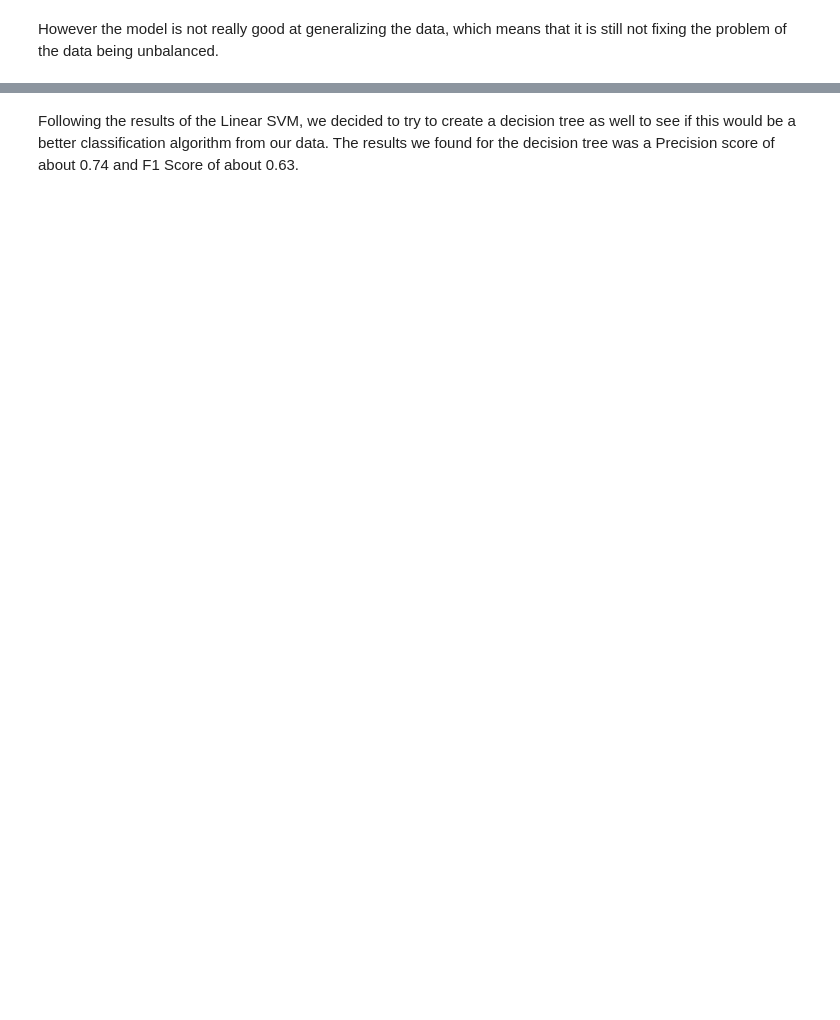
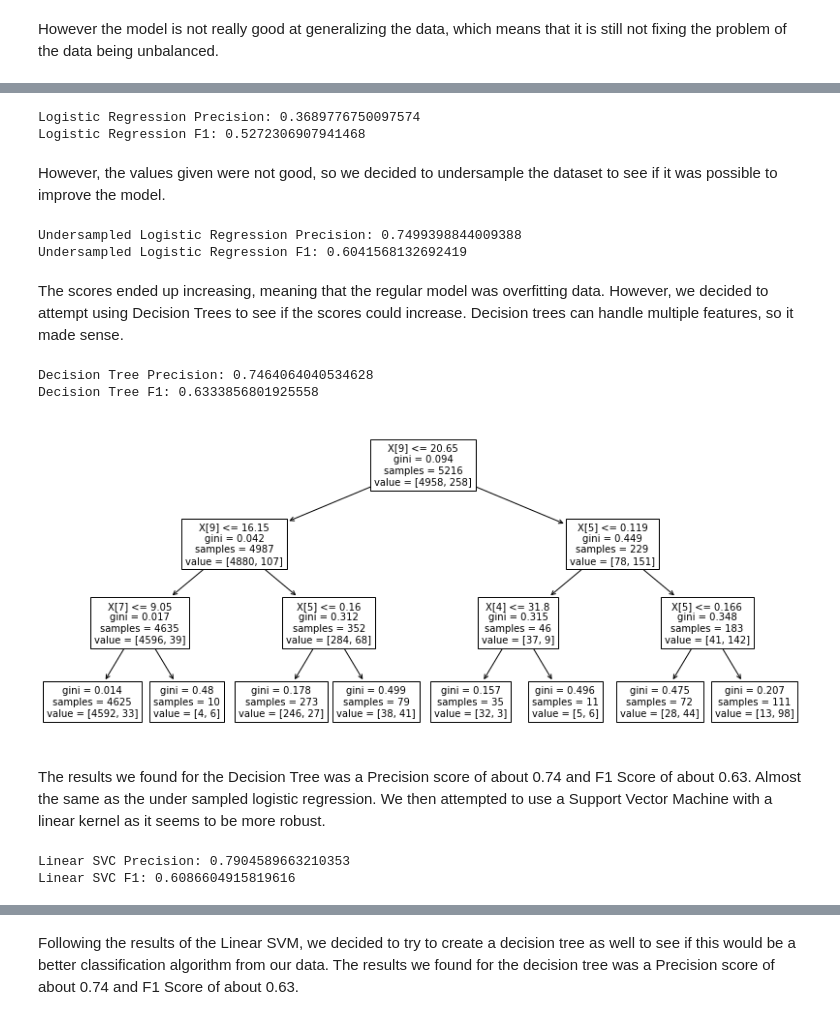
Before and after one commit to COGS118A/Group021-Sp22, a Jupyter notebook: FinalProject_group021(FINAL).ipynb, the cells around one changed output, grey strips where cells are left out. Cells and saved outputs as stored; diff of their text form; code cells hidden in the pictures; blank space fills up the shorter version.

```diff
--- a/FinalProject_group021(FINAL).ipynb
+++ b/FinalProject_group021(FINAL).ipynb
@@ -52,9 +52,9 @@ pergame_rename = {'TRB': 'Rebounds Per Game', 'AST': 'Assists Per Game', 'BLK':
 pergame_cols_to_use = ['Rebounds Per Game', 'Assists Per Game', 'Blocks Per Game','Points Per Game']
 
 def name_change(a):
-    name = a.split('\\')[0]
+    name = a.split('\\',1)[0]
     if '*' in name:
-        name = name.split('*')[0]
+        name = name.split('*',1)[0]
     return name
 
 for i in range(13):
@@ -282,0 +150,7 @@ Linear SVC F1 0.6086604915819616
+# %%
+from sklearn.model_selection import train_test_split
+from sklearn.model_selection import cross_val_score
+
+X = NBA_Data.iloc[0:,1:]
+y = NBA_Data['All Stars']
+X_train, X_test, y_train, y_test = train_test_split(X, y, test_size=0.20, random_state=42)
@@ -282,0 +186,68 @@ Linear SVC F1 0.6086604915819616
+# %%
+from sklearn.linear_model import LogisticRegression
+
+# Create a Logistic Regression Model
+clf = LogisticRegression(class_weight='balanced',random_state=42, max_iter=1000).fit(X_train, y_train.values.ravel())
+
+# Use K-folds cross validation to test model robustness
+print('Logistic Regression Precision:', cross_val_score(clf, X, y, scoring='precision',cv=5).mean())
+print('Logistic Regression F1:', cross_val_score(clf, X, y, scoring='f1',cv=5).mean())
+# %% [output]
+Logistic Regression Precision: 0.3689776750097574
+Logistic Regression F1: 0.5272306907941468
+# %% [markdown]
+However, the values given were not good, so we decided to undersample the dataset to see if it was possible to improve the model.
+# %%
+# Tried to fix the problem with Random Undersampling
+
+new_Data = NBA_Data[NBA_Data['All Stars'] != 1].sample(322)
+Smaller_Sample = pd.concat([new_Data,NBA_Data[NBA_Data['All Stars'] == 1]] , axis=0)
+
+Smaller_Sample['All Stars'].value_counts()
+
+new_X = Smaller_Sample.loc[:, Smaller_Sample.columns != 'All Stars']
+new_y = Smaller_Sample.loc[:, Smaller_Sample.columns == 'All Stars']
+
+new_x_train, new_x_test, new_y_train, new_y_test = train_test_split(new_X, new_y, test_size=0.20, random_state=42)
+new_clf = LogisticRegression(random_state=0, max_iter=5000).fit(new_x_train, new_y_train.values.ravel())
+
+# Use K-folds cross validation to test model robustness
+print('Undersampled Logistic Regression Precision:', cross_val_score(new_clf, X, y, scoring='precision',cv=5).mean())
+print('Undersampled Logistic Regression F1:', cross_val_score(new_clf, X, y, scoring='f1',cv=5).mean())
+# %% [output]
+Undersampled Logistic Regression Precision: 0.7499398844009388
+Undersampled Logistic Regression F1: 0.6041568132692419
+# %% [markdown]
+The scores ended up increasing, meaning that the regular model was overfitting data. However, we decided to attempt using Decision Trees to see if the scores could increase. Decision trees can handle multiple features, so it made sense.
+# %%
+from sklearn import tree
+# Create a Decision Tree
+dtree = tree.DecisionTreeClassifier(max_depth=3,random_state=42).fit(X_train,y_train)
+
+# Use K-folds cross validation to test model robustness
+print('Decision Tree Precision:', cross_val_score(dtree, X, y, scoring='precision',cv=5).mean())
+print('Decision Tree F1:', cross_val_score(dtree, X, y, scoring='f1',cv=5).mean())
+# %% [output]
+Decision Tree Precision: 0.7464064040534628
+Decision Tree F1: 0.6333856801925558
+# %%
+#The tree in question
+plt.figure(figsize=(14,6))
+tree.plot_tree(dtree, fontsize=10)
+plt.show()
+# %% [output]
+[figure, added]
+# %% [markdown]
+The results we found for the Decision Tree was a Precision score of about 0.74 and F1 Score of about 0.63. Almost the same as the under sampled logistic regression. We then attempted to use a Support Vector Machine with a linear kernel as it seems to be more robust.
+# %%
+from sklearn.svm import LinearSVC
+
+# Create a Linear SVC
+lsvc = LinearSVC(dual=False).fit(X_train, y_train.ravel())
+
+# Use K-folds cross validation to test model robustness
+print('Linear SVC Precision:', cross_val_score(lsvc, X, y, scoring='precision',cv=5).mean())
+print('Linear SVC F1:', cross_val_score(lsvc, X, y, scoring='f1',cv=5).mean())
+# %% [output]
+Linear SVC Precision: 0.7904589663210353
+Linear SVC F1: 0.6086604915819616
```
Also changed, not shown: parts of 25 cells of this notebook.
